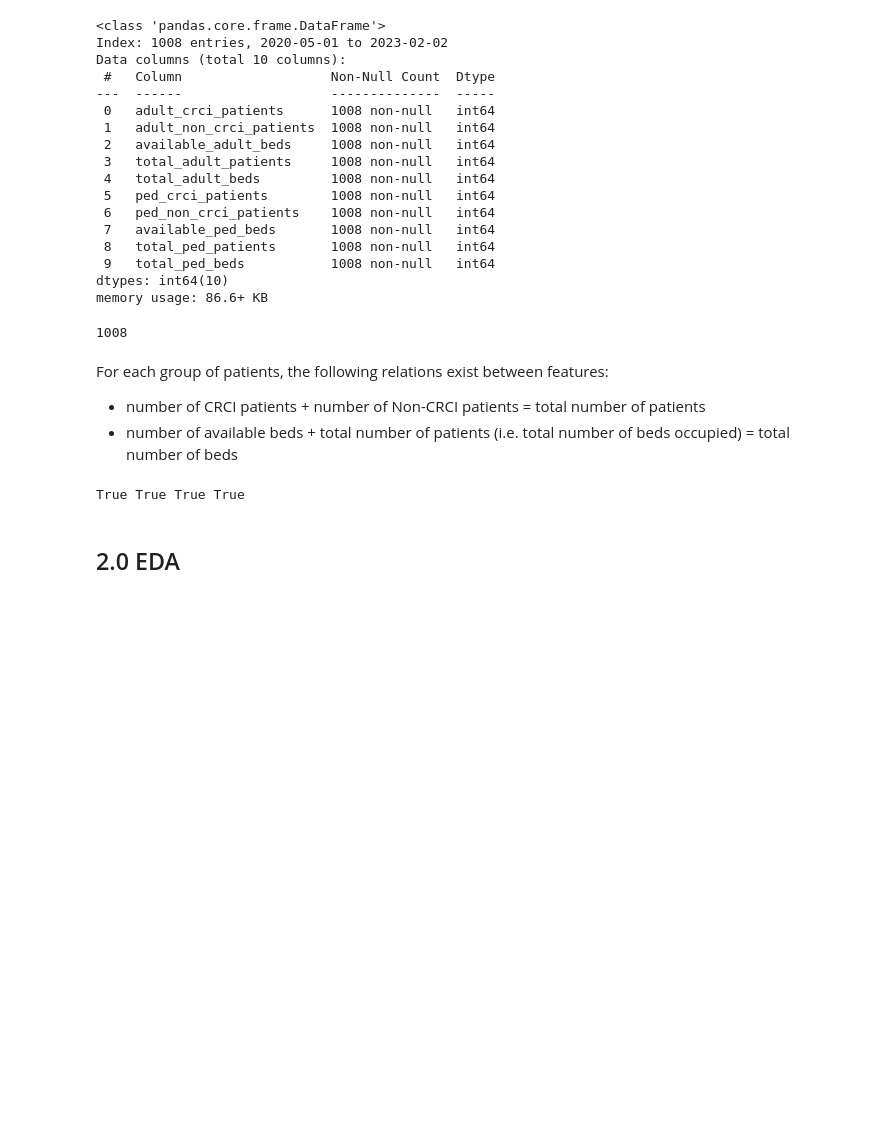
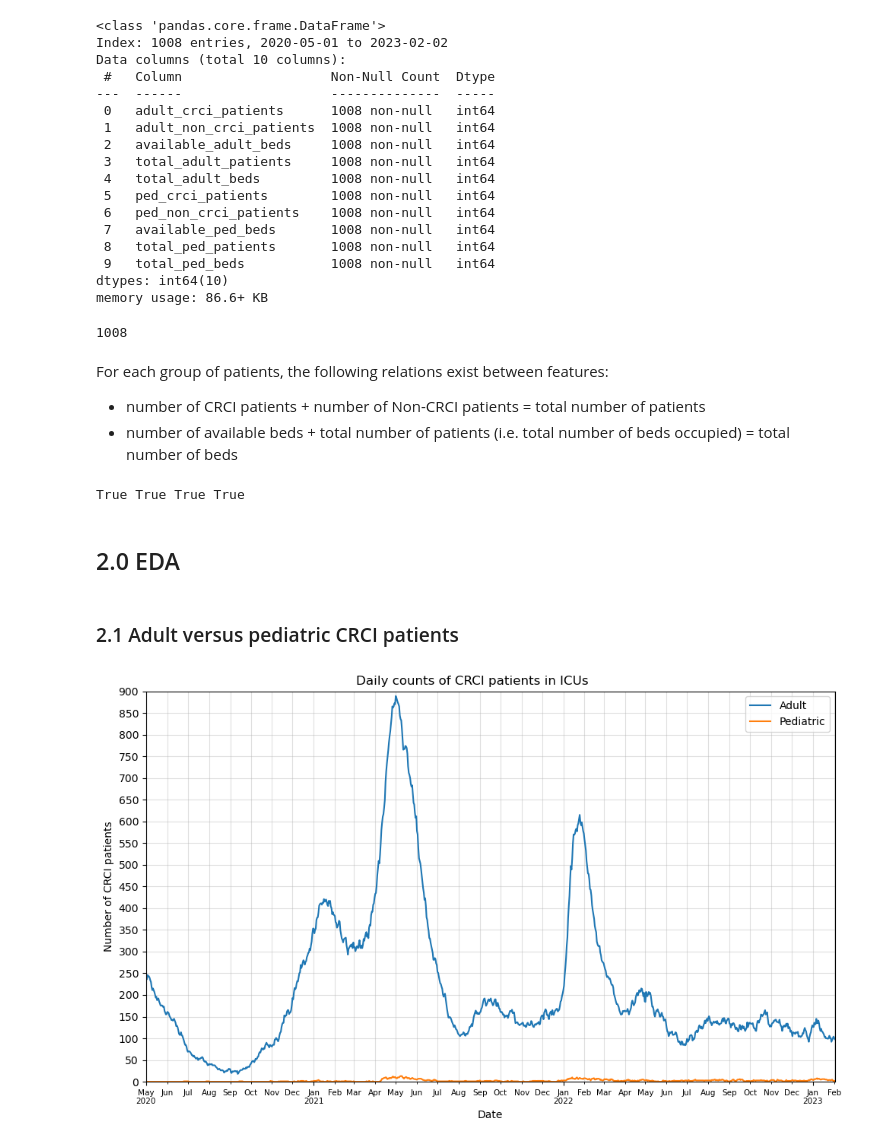
Before and after one commit to skullfort/covid-19-icu, a Jupyter notebook: analysis/icu_beds_analysis.ipynb, the cells around one changed output. Drawn from its saved outputs; the diff is of its cells as text; code cells hidden in the pictures; blank space fills up the shorter version.

```diff
--- a/analysis/icu_beds_analysis.ipynb
+++ b/analysis/icu_beds_analysis.ipynb
@@ -108,3 +108,19 @@ df_icu_beds.index = pd.to_datetime(df_icu_beds.index)
 index_1st_yearly_entry = df_icu_beds[~df_icu_beds.index.year.duplicated()].index
 # %% [markdown]
 ## 2.0 EDA
+# %% [markdown]
+### 2.1 Adult versus pediatric CRCI patients
+# %%
+fig, ax = plt.subplots(figsize=(10, 6))
+ax.plot(df_icu_beds[['adult_crci_patients', 'ped_crci_patients']])
+ax.legend(['Adult', 'Pediatric'])
+ax.grid(which='both', alpha=0.4)
+ax.set(xlabel='Date', xlim=(dates[0], dates[-1]), xticks=index_1st_yearly_entry,
+       ylabel='Number of CRCI patients', ylim=(0, 900), yticks=np.arange(0,960,50))
+set_timeline(ax)
+
+fig.suptitle('Daily counts of CRCI patients in ICUs', y=1)
+fig.tight_layout()
+fig.savefig('../output/crci_patients_by_age_group.png', bbox_inches='tight')
+# %% [output]
+[figure, added]
```
Also changed, not shown: parts of 21 cells of this notebook, 14 other files.
